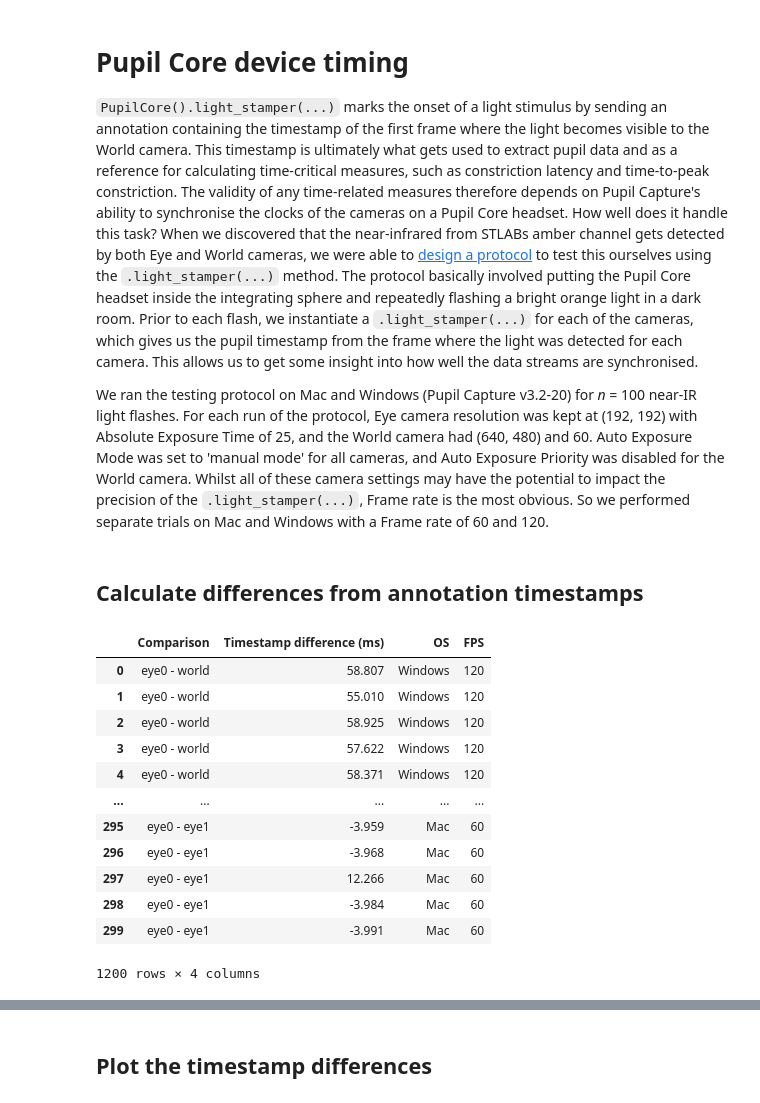
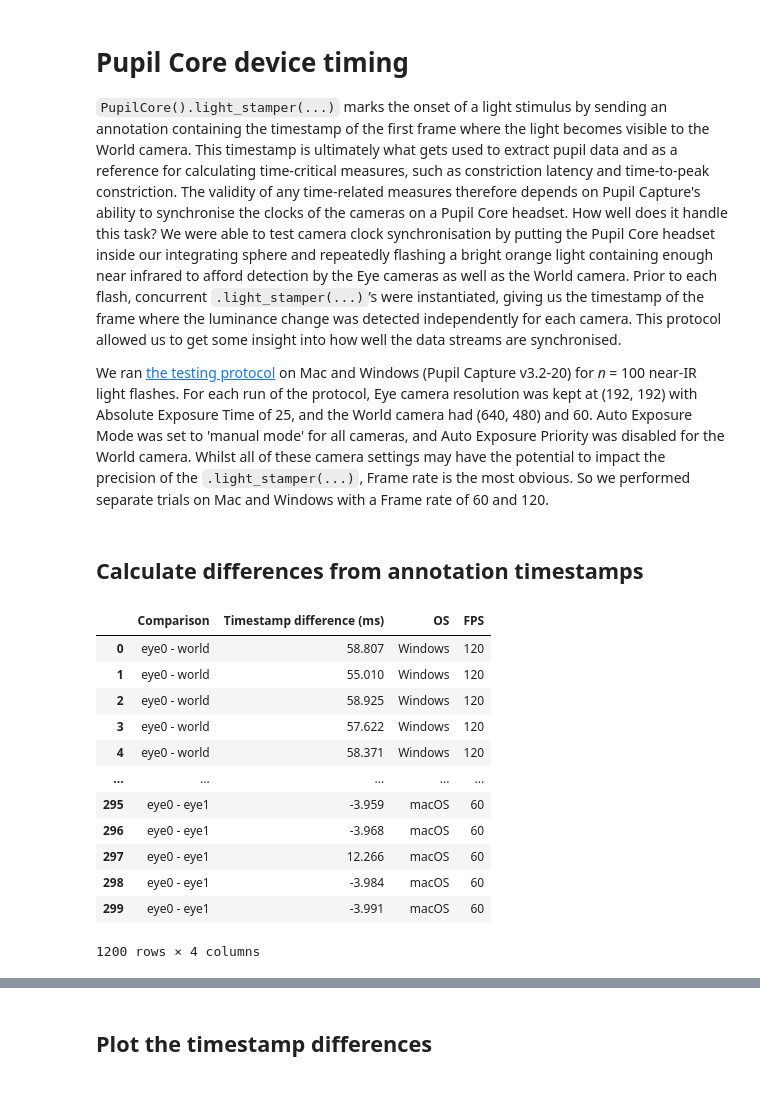
Before and after one commit to PyPlr/cvd_pupillometry, a Jupyter notebook: docs/06b_pupil_core_timing_analysis.ipynb, the cells around one changed output, grey strips where cells are left out. Cells and saved outputs as stored; diff of their text form; code cells hidden in the pictures.

```diff
--- a/docs/06b_pupil_core_timing_analysis.ipynb
+++ b/docs/06b_pupil_core_timing_analysis.ipynb
@@ -3,9 +3,9 @@ Pupil Core device timing
 ========================
 
 `PupilCore().light_stamper(...)` marks the onset of a light stimulus by sending an annotation containing the timestamp of the first frame where the light becomes visible to the
-World camera. This timestamp is ultimately what gets used to extract pupil data and as a reference for calculating time-critical measures, such as constriction latency and time-to-peak constriction. The validity of any time-related measures therefore depends on Pupil Capture's ability to synchronise the clocks of the cameras on a Pupil Core headset. How well does it handle this task? When we discovered that the near-infrared from STLABs amber channel gets detected by both Eye and World cameras, we were able to [design a protocol](05e_pupil_core_camera_sync.ipynb) to test this ourselves using the `.light_stamper(...)` method. The protocol basically involved putting the Pupil Core headset inside the integrating sphere and repeatedly flashing a bright orange light in a dark room. Prior to each flash, we instantiate a `.light_stamper(...)` for each of the cameras, which gives us the pupil timestamp from the frame where the light was detected for each camera. This allows us to get some insight into how well the data streams are synchronised.
+World camera. This timestamp is ultimately what gets used to extract pupil data and as a reference for calculating time-critical measures, such as constriction latency and time-to-peak constriction. The validity of any time-related measures therefore depends on Pupil Capture's ability to synchronise the clocks of the cameras on a Pupil Core headset. How well does it handle this task? We were able to test camera clock synchronisation by putting the Pupil Core headset inside our integrating sphere and repeatedly flashing a bright orange light containing enough near infrared to afford detection by the Eye cameras as well as the World camera. Prior to each flash, concurrent `.light_stamper(...)`’s were instantiated, giving us the timestamp of the frame where the luminance change was detected independently for each camera. This protocol allowed us to get some insight into how well the data streams are synchronised.
 
-We ran the testing protocol on Mac and Windows (Pupil Capture v3.2-20) for *n* = 100 near-IR light flashes. For each run of the protocol, Eye camera resolution was kept at (192, 192) with Absolute Exposure Time of 25, and the World camera had (640, 480) and 60. Auto Exposure Mode was set to 'manual mode' for all cameras, and Auto Exposure Priority was disabled for the World camera. Whilst all of these camera settings may have the potential to impact the precision of the `.light_stamper(...)`, Frame rate is the most obvious. So we performed separate trials on Mac and Windows with a Frame rate of 60 and 120.
+We ran [the testing protocol](05e_pupil_core_camera_sync.ipynb) on Mac and Windows (Pupil Capture v3.2-20) for *n* = 100 near-IR light flashes. For each run of the protocol, Eye camera resolution was kept at (192, 192) with Absolute Exposure Time of 25, and the World camera had (640, 480) and 60. Auto Exposure Mode was set to 'manual mode' for all cameras, and Auto Exposure Priority was disabled for the World camera. Whilst all of these camera settings may have the potential to impact the precision of the `.light_stamper(...)`, Frame rate is the most obvious. So we performed separate trials on Mac and Windows with a Frame rate of 60 and 120.
 # %%
 import os
 import os.path as op
@@ -28,37 +27,37 @@ for rec in recordings:
     df = pd.read_csv(rec)
     eye_0 = df.loc[df.label=='light_on_eye_0', 'timestamp'].to_numpy()
     eye_1 = df.loc[df.label=='light_on_eye_1', 'timestamp'].to_numpy()
     world = df.loc[df.label=='light_on_world', 'timestamp'].to_numpy()
 
     # Calculate timestamp differences and make DataFrame
     diffs = (pd.DataFrame(data=[(eye_0-world)*1000,
                                 (eye_1-world)*1000,
                                 (eye_0-eye_1)*1000],
                           index=['eye0 - world',
                                  'eye1 - world',
                                  'eye0 - eye1'])
                .T.melt(var_name='Comparison',
                        value_name='Timestamp difference (ms)'))
 
     # Add categories for operating system and frames per second
-    diffs['OS'] = 'Mac' if 'mac' in rec else 'Windows'
+    diffs['OS'] = 'macOS' if 'mac' in rec else 'Windows'
     diffs['FPS'] = '120' if '120_fps' in rec else '60'
     diffs.to_csv(op.join(op.dirname(rec), 'annotation_timestamp_diffs.csv'))
 
     # Append to master frame
     data = data.append(diffs)
 data
 # %% [output]
 |  | Comparison | Timestamp difference (ms) | OS | FPS |
 | 0 | eye0 - world | 58.807 | Windows | 120 |
 | 1 | eye0 - world | 55.010 | Windows | 120 |
 | 2 | eye0 - world | 58.925 | Windows | 120 |
 | 3 | eye0 - world | 57.622 | Windows | 120 |
 | 4 | eye0 - world | 58.371 | Windows | 120 |
 | ... | ... | ... | ... | ... |
-| 295 | eye0 - eye1 | -3.959 | Mac | 60 |
-| 296 | eye0 - eye1 | -3.968 | Mac | 60 |
-| 297 | eye0 - eye1 | 12.266 | Mac | 60 |
-| 298 | eye0 - eye1 | -3.984 | Mac | 60 |
-| 299 | eye0 - eye1 | -3.991 | Mac | 60 |
+| 295 | eye0 - eye1 | -3.959 | macOS | 60 |
+| 296 | eye0 - eye1 | -3.968 | macOS | 60 |
+| 297 | eye0 - eye1 | 12.266 | macOS | 60 |
+| 298 | eye0 - eye1 | -3.984 | macOS | 60 |
+| 299 | eye0 - eye1 | -3.991 | macOS | 60 |
 1200 rows × 4 columns
```
Also changed, not shown: parts of 5 cells of this notebook, 7 other files.
